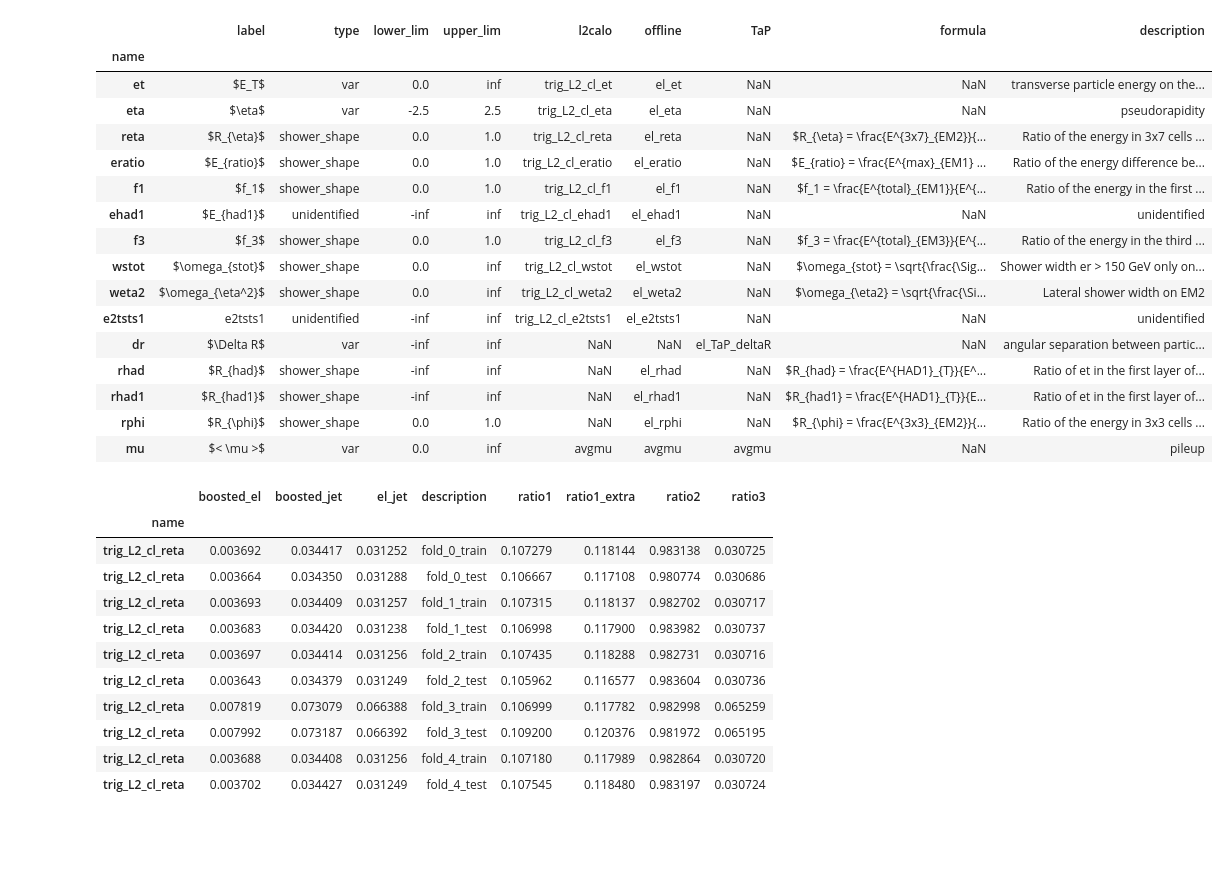
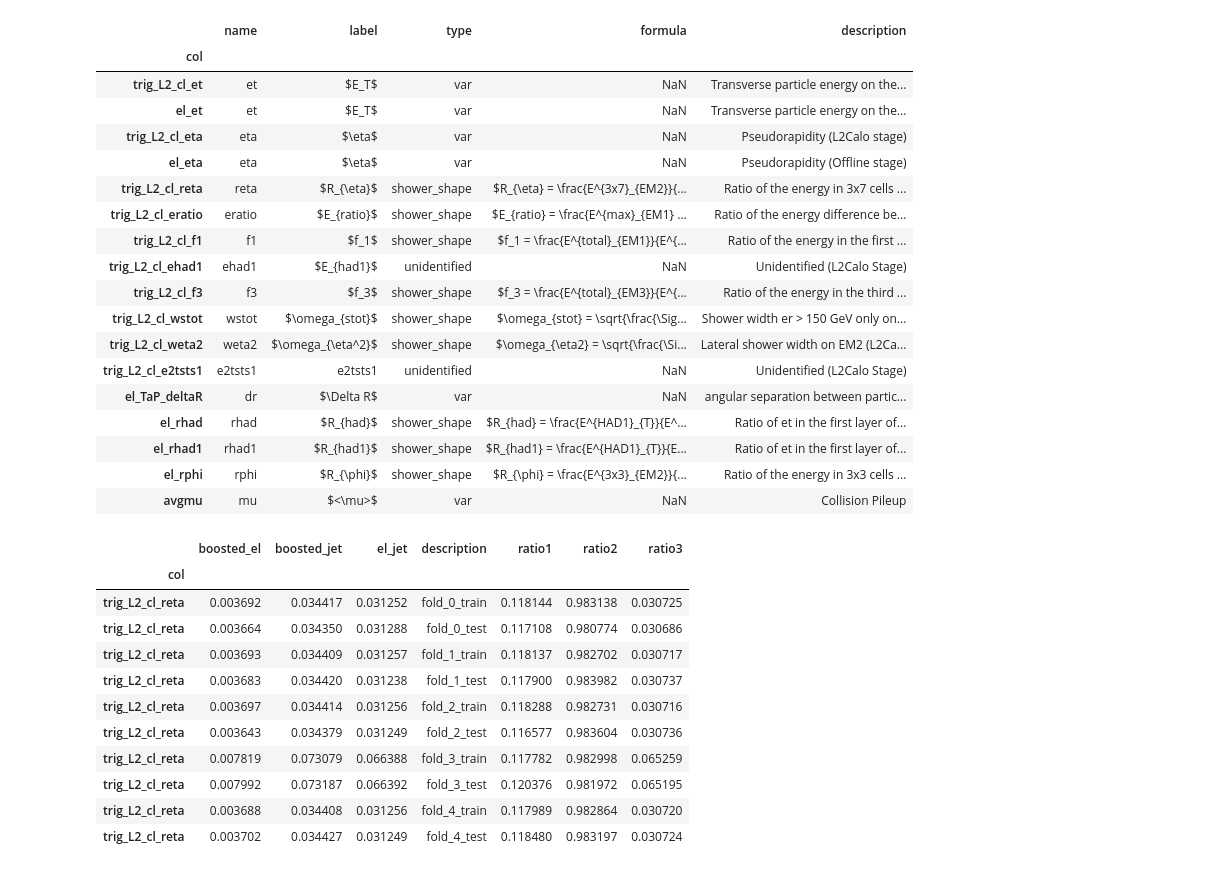
Before and after one commit to lucasbanunes/ringer, a Jupyter notebook: wasserstein_selection.ipynb, the cells around one changed output. Saved outputs shown, nothing was run; the diff lists cells and outputs as text; code cells hidden in the pictures; blank space fills up the shorter version.

```diff
--- a/wasserstein_selection.ipynb
+++ b/wasserstein_selection.ipynb
@@ -8,53 +12,56 @@ from ringer.latex import confidence_region_df_as_latex
 # %%
 ratios = {
-    'ratio1': lambda x: x['boosted_el']/x['boosted_jet'],
-    'ratio1_extra': lambda x: x['boosted_el']/x['el_jet'],
+    # 'ratio1': lambda x: x['boosted_el']/x['boosted_jet'],
+    'ratio1': lambda x: x['boosted_el']/x['el_jet'],
     'ratio2': lambda x: (x['boosted_jet']-x['boosted_el'])/x['el_jet'],
     'ratio3': lambda x: x['boosted_jet']-x['boosted_el']
 }
 ratios_labels = {
 'ratio1': '$rd_1$',
-'ratio1_extra': '$rd_1\'$',
+# 'ratio1_extra': '$rd_1\'$',
 'ratio2': '$rd_2$',
-'ratio3': '$rd_1$'
+'ratio3': '$rd_3$'
 }
 n_folds = 10
 var_infos = load_var_infos()
 var_infos
 # %% [output]
-|  | label | type | lower_lim | upper_lim | l2calo | offline | TaP | formula | description |
-| name |  |  |  |  |  |  |  |  |  |
-| et | $E_T$ | var | 0.0 | inf | trig_L2_cl_et | el_et | NaN | NaN | transverse particle energy on the... |
-| eta | $\eta$ | var | -2.5 | 2.5 | trig_L2_cl_eta | el_eta | NaN | NaN | pseudorapidity |
-| reta | $R_{\eta}$ | shower_shape | 0.0 | 1.0 | trig_L2_cl_reta | el_reta | NaN | $R_{\eta} = \frac{E^{3x7}_{EM2}}{... | Ratio of the energy in 3x7 cells ... |
-| eratio | $E_{ratio}$ | shower_shape | 0.0 | 1.0 | trig_L2_cl_eratio | el_eratio | NaN | $E_{ratio} = \frac{E^{max}_{EM1} ... | Ratio of the energy difference be... |
-| f1 | $f_1$ | shower_shape | 0.0 | 1.0 | trig_L2_cl_f1 | el_f1 | NaN | $f_1 = \frac{E^{total}_{EM1}}{E^{... | Ratio of the energy in the first ... |
-| ehad1 | $E_{had1}$ | unidentified | -inf | inf | trig_L2_cl_ehad1 | el_ehad1 | NaN | NaN | unidentified |
-| f3 | $f_3$ | shower_shape | 0.0 | 1.0 | trig_L2_cl_f3 | el_f3 | NaN | $f_3 = \frac{E^{total}_{EM3}}{E^{... | Ratio of the energy in the third ... |
-| wstot | $\omega_{stot}$ | shower_shape | 0.0 | inf | trig_L2_cl_wstot | el_wstot | NaN | $\omega_{stot} = \sqrt{\frac{\Sig... | Shower width er > 150 GeV only on... |
-| weta2 | $\omega_{\eta^2}$ | shower_shape | 0.0 | inf | trig_L2_cl_weta2 | el_weta2 | NaN | $\omega_{\eta2} = \sqrt{\frac{\Si... | Lateral shower width on EM2 |
-| e2tsts1 | e2tsts1 | unidentified | -inf | inf | trig_L2_cl_e2tsts1 | el_e2tsts1 | NaN | NaN | unidentified |
-| dr | $\Delta R$ | var | -inf | inf | NaN | NaN | el_TaP_deltaR | NaN | angular separation between partic... |
-| rhad | $R_{had}$ | shower_shape | -inf | inf | NaN | el_rhad | NaN | $R_{had} = \frac{E^{HAD1}_{T}}{E^... | Ratio of et in the first layer of... |
-| rhad1 | $R_{had1}$ | shower_shape | -inf | inf | NaN | el_rhad1 | NaN | $R_{had1} = \frac{E^{HAD1}_{T}}{E... | Ratio of et in the first layer of... |
-| rphi | $R_{\phi}$ | shower_shape | 0.0 | 1.0 | NaN | el_rphi | NaN | $R_{\phi} = \frac{E^{3x3}_{EM2}}{... | Ratio of the energy in 3x3 cells ... |
-| mu | $< \mu >$ | var | 0.0 | inf | avgmu | avgmu | avgmu | NaN | pileup |
+|  | name | label | type | formula | description |
+| col |  |  |  |  |  |
+| trig_L2_cl_et | et | $E_T$ | var | NaN | Transverse particle energy on the... |
+| el_et | et | $E_T$ | var | NaN | Transverse particle energy on the... |
+| trig_L2_cl_eta | eta | $\eta$ | var | NaN | Pseudorapidity (L2Calo stage) |
+| el_eta | eta | $\eta$ | var | NaN | Pseudorapidity (Offline stage) |
+| trig_L2_cl_reta | reta | $R_{\eta}$ | shower_shape | $R_{\eta} = \frac{E^{3x7}_{EM2}}{... | Ratio of the energy in 3x7 cells ... |
+| trig_L2_cl_eratio | eratio | $E_{ratio}$ | shower_shape | $E_{ratio} = \frac{E^{max}_{EM1} ... | Ratio of the energy difference be... |
+| trig_L2_cl_f1 | f1 | $f_1$ | shower_shape | $f_1 = \frac{E^{total}_{EM1}}{E^{... | Ratio of the energy in the first ... |
+| trig_L2_cl_ehad1 | ehad1 | $E_{had1}$ | unidentified | NaN | Unidentified (L2Calo Stage) |
+| trig_L2_cl_f3 | f3 | $f_3$ | shower_shape | $f_3 = \frac{E^{total}_{EM3}}{E^{... | Ratio of the energy in the third ... |
+| trig_L2_cl_wstot | wstot | $\omega_{stot}$ | shower_shape | $\omega_{stot} = \sqrt{\frac{\Sig... | Shower width er > 150 GeV only on... |
+| trig_L2_cl_weta2 | weta2 | $\omega_{\eta^2}$ | shower_shape | $\omega_{\eta2} = \sqrt{\frac{\Si... | Lateral shower width on EM2 (L2Ca... |
+| trig_L2_cl_e2tsts1 | e2tsts1 | e2tsts1 | unidentified | NaN | Unidentified (L2Calo Stage) |
+| el_TaP_deltaR | dr | $\Delta R$ | var | NaN | angular separation between partic... |
+| el_rhad | rhad | $R_{had}$ | shower_shape | $R_{had} = \frac{E^{HAD1}_{T}}{E^... | Ratio of et in the first layer of... |
+| el_rhad1 | rhad1 | $R_{had1}$ | shower_shape | $R_{had1} = \frac{E^{HAD1}_{T}}{E... | Ratio of et in the first layer of... |
+| el_rphi | rphi | $R_{\phi}$ | shower_shape | $R_{\phi} = \frac{E^{3x3}_{EM2}}{... | Ratio of the energy in 3x3 cells ... |
+| avgmu | mu | $<\mu>$ | var | NaN | Collision Pileup |
 # %%
 wass_distances = pd.read_csv(os.path.join('..', '..', 'data', 'wass_distances.csv'), index_col=0)
 for name, func in ratios.items():
     wass_distances[name] = wass_distances.apply(func, axis=1)
-wass_distances = wass_distances.set_index('name')
+wass_distances = wass_distances.set_index('index')
+wass_distances.index.name = "col"
 wass_distances.head(10)
 # %% [output]
-|  | boosted_el | boosted_jet | el_jet | description | ratio1 | ratio1_extra | ratio2 | ratio3 |
-| name |  |  |  |  |  |  |  |  |
-| trig_L2_cl_reta | 0.003692 | 0.034417 | 0.031252 | fold_0_train | 0.107279 | 0.118144 | 0.983138 | 0.030725 |
-| trig_L2_cl_reta | 0.003664 | 0.034350 | 0.031288 | fold_0_test | 0.106667 | 0.117108 | 0.980774 | 0.030686 |
-| trig_L2_cl_reta | 0.003693 | 0.034409 | 0.031257 | fold_1_train | 0.107315 | 0.118137 | 0.982702 | 0.030717 |
-| trig_L2_cl_reta | 0.003683 | 0.034420 | 0.031238 | fold_1_test | 0.106998 | 0.117900 | 0.983982 | 0.030737 |
-| trig_L2_cl_reta | 0.003697 | 0.034414 | 0.031256 | fold_2_train | 0.107435 | 0.118288 | 0.982731 | 0.030716 |
-| trig_L2_cl_reta | 0.003643 | 0.034379 | 0.031249 | fold_2_test | 0.105962 | 0.116577 | 0.983604 | 0.030736 |
-| trig_L2_cl_reta | 0.007819 | 0.073079 | 0.066388 | fold_3_train | 0.106999 | 0.117782 | 0.982998 | 0.065259 |
-| trig_L2_cl_reta | 0.007992 | 0.073187 | 0.066392 | fold_3_test | 0.109200 | 0.120376 | 0.981972 | 0.065195 |
-| trig_L2_cl_reta | 0.003688 | 0.034408 | 0.031256 | fold_4_train | 0.107180 | 0.117989 | 0.982864 | 0.030720 |
-| trig_L2_cl_reta | 0.003702 | 0.034427 | 0.031249 | fold_4_test | 0.107545 | 0.118480 | 0.983197 | 0.030724 |
+|  | boosted_el | boosted_jet | el_jet | description | ratio1 | ratio2 | ratio3 |
+| col |  |  |  |  |  |  |  |
+| trig_L2_cl_reta | 0.003692 | 0.034417 | 0.031252 | fold_0_train | 0.118144 | 0.983138 | 0.030725 |
+| trig_L2_cl_reta | 0.003664 | 0.034350 | 0.031288 | fold_0_test | 0.117108 | 0.980774 | 0.030686 |
+| trig_L2_cl_reta | 0.003693 | 0.034409 | 0.031257 | fold_1_train | 0.118137 | 0.982702 | 0.030717 |
+| trig_L2_cl_reta | 0.003683 | 0.034420 | 0.031238 | fold_1_test | 0.117900 | 0.983982 | 0.030737 |
+| trig_L2_cl_reta | 0.003697 | 0.034414 | 0.031256 | fold_2_train | 0.118288 | 0.982731 | 0.030716 |
+| trig_L2_cl_reta | 0.003643 | 0.034379 | 0.031249 | fold_2_test | 0.116577 | 0.983604 | 0.030736 |
+| trig_L2_cl_reta | 0.007819 | 0.073079 | 0.066388 | fold_3_train | 0.117782 | 0.982998 | 0.065259 |
+| trig_L2_cl_reta | 0.007992 | 0.073187 | 0.066392 | fold_3_test | 0.120376 | 0.981972 | 0.065195 |
+| trig_L2_cl_reta | 0.003688 | 0.034408 | 0.031256 | fold_4_train | 0.117989 | 0.982864 | 0.030720 |
+| trig_L2_cl_reta | 0.003702 | 0.034427 | 0.031249 | fold_4_test | 0.118480 | 0.983197 | 0.030724 |
```
Also changed, not shown: parts of 8 cells of this notebook, 3 other files.
